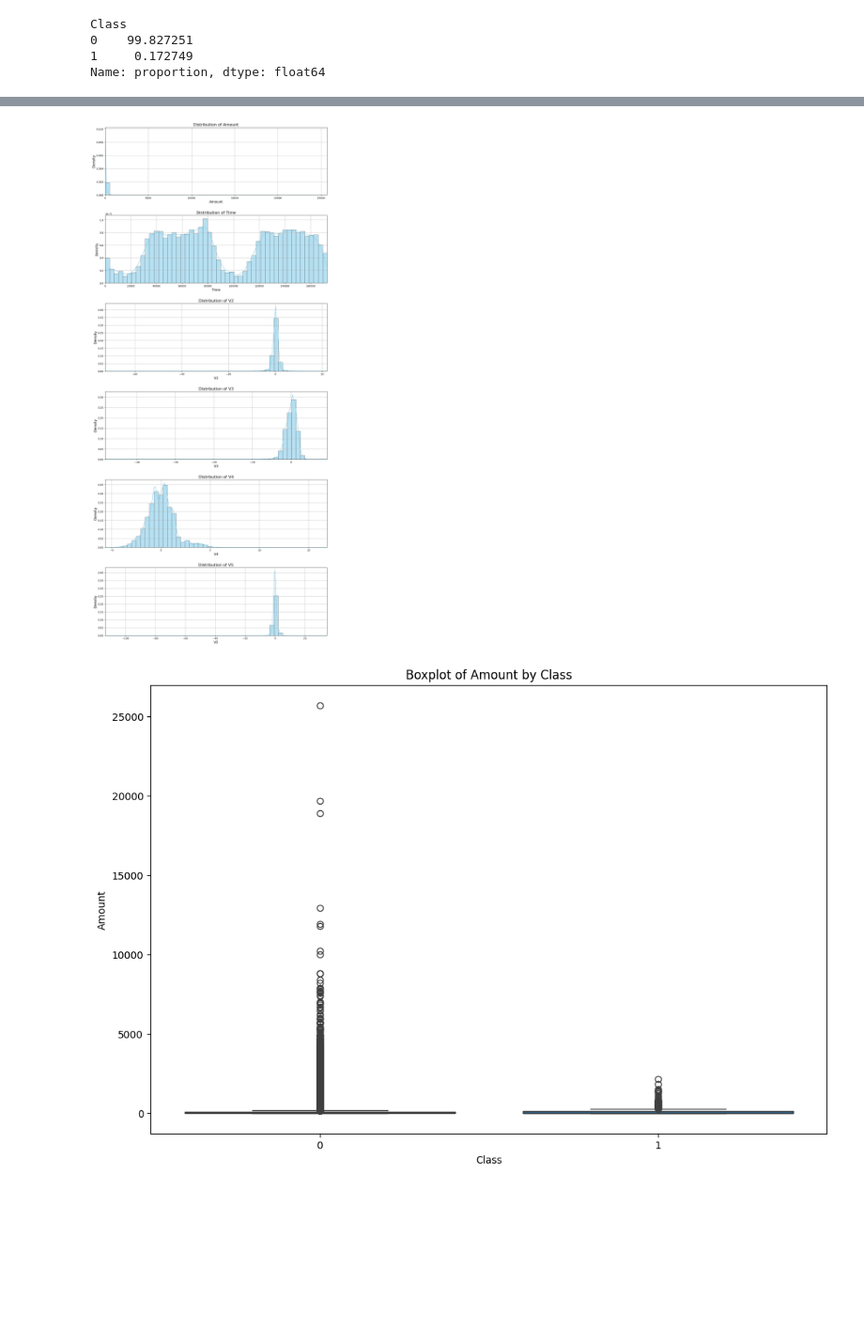
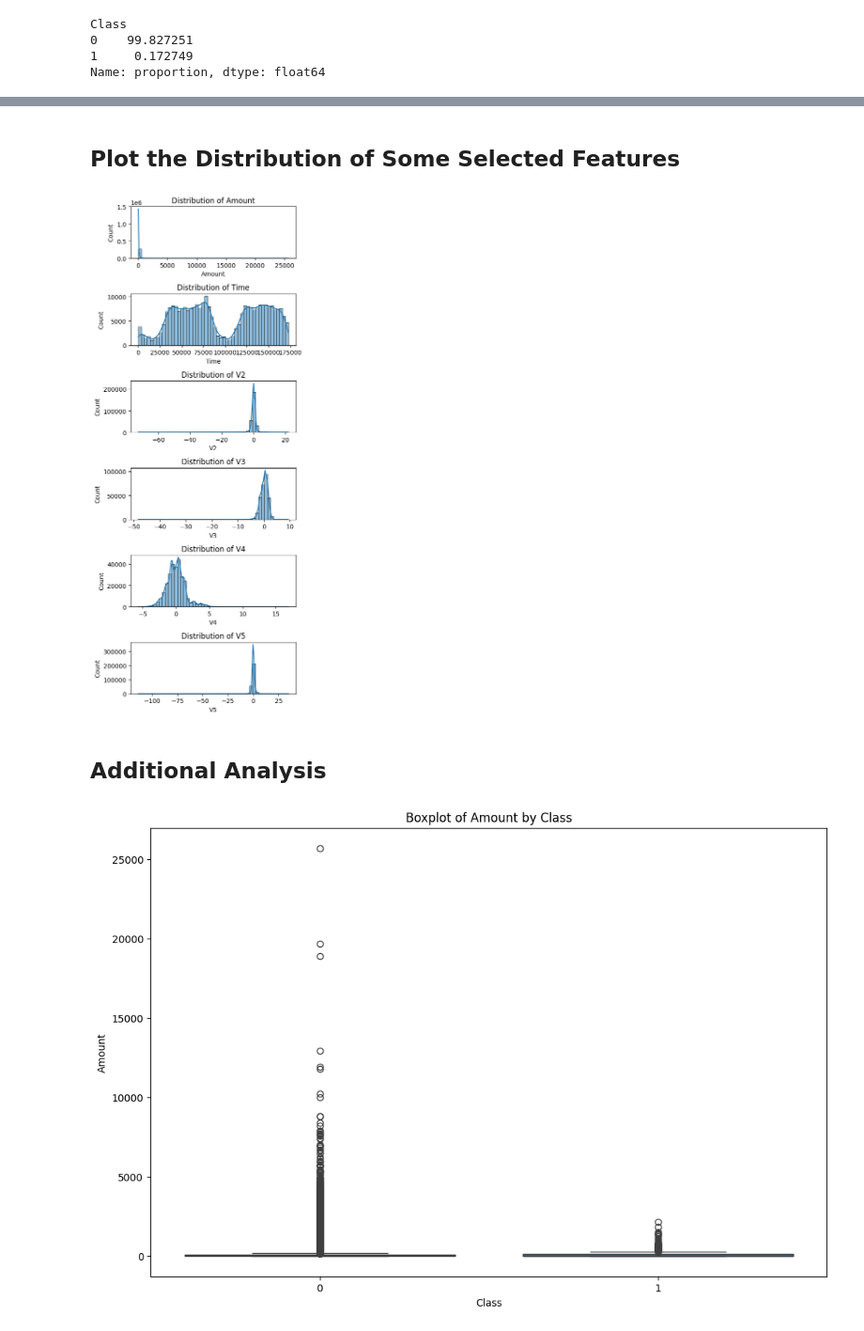
Before and after one commit to fjadidi2001/DataScienceJourney, a Jupyter notebook: Homework_1_Student_Version.ipynb, the cells around one changed output, grey strips where cells are left out. Shown at 94% size. Cells and saved outputs as stored; diff of their text form; code cells hidden in the pictures; blank space fills up the shorter version.

```diff
--- a/Homework_1_Student_Version.ipynb
+++ b/Homework_1_Student_Version.ipynb
@@ -223,20 +169,0 @@ pass
-# %%
-plt.figure(figsize=(14, 30))  # Adjust height to accommodate all plots
-
-# List of features to plot
-features = ['Amount', 'Time', 'V2', 'V3', 'V4', 'V5']
-
-# Create subplots
-for i, feature in enumerate(features):
-    plt.subplot(len(features), 1, i + 1)  # Create 1 column and as many rows as features
-    sns.histplot(df[feature], bins=50, kde=True, color='skyblue', stat='density', linewidth=0.5, alpha=0.6)
-    plt.title(f'Distribution of {feature}', fontsize=16)
-    plt.xlabel(feature, fontsize=14)
-    plt.ylabel('Density', fontsize=14)
-    plt.grid(True)  # Add grid for better readability
-    plt.xlim(df[feature].min(), df[feature].max())  # Set x-axis limits to the data range
-
-plt.tight_layout(pad=3.0)  # Adjust the spacing between subplots
-plt.show()
-# %% [output]
-[figure, removed]
@@ -251,3 +170,23 @@ pass
+# %% [markdown]
+## Plot the Distribution of Some Selected Features
+# %%
+# List of features to plot
+selected_features = ['Amount', 'Time', 'V2', 'V3', 'V4', 'V5']
+
+# Set the figure size with a more balanced width and height
+plt.figure(figsize=(5, 12))  # Adjust width to 8 and height to 12 for better proportions
+for i, feature in enumerate(selected_features):
+    plt.subplot(len(selected_features), 1, i + 1)  # len(selected_features) rows, 1 column
+    sns.histplot(df[feature], bins=50, kde=True)
+    plt.title(f'Distribution of {feature}')
+
+# Adjust layout to prevent overlapping titles and labels
+plt.tight_layout()
+plt.show()
+# %% [output]
+[figure, added]
+# %% [markdown]
+## Additional Analysis
 # %%
 plt.figure(figsize=(12, 8))
 sns.boxplot(x='Class', y='Amount', data=df)
```
Also changed, not shown: parts of 13 cells of this notebook.
